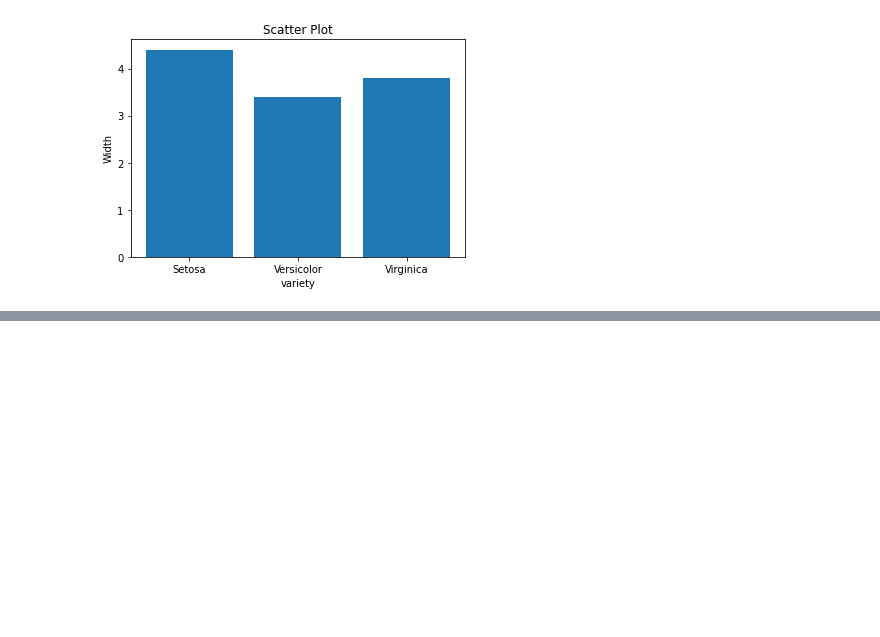
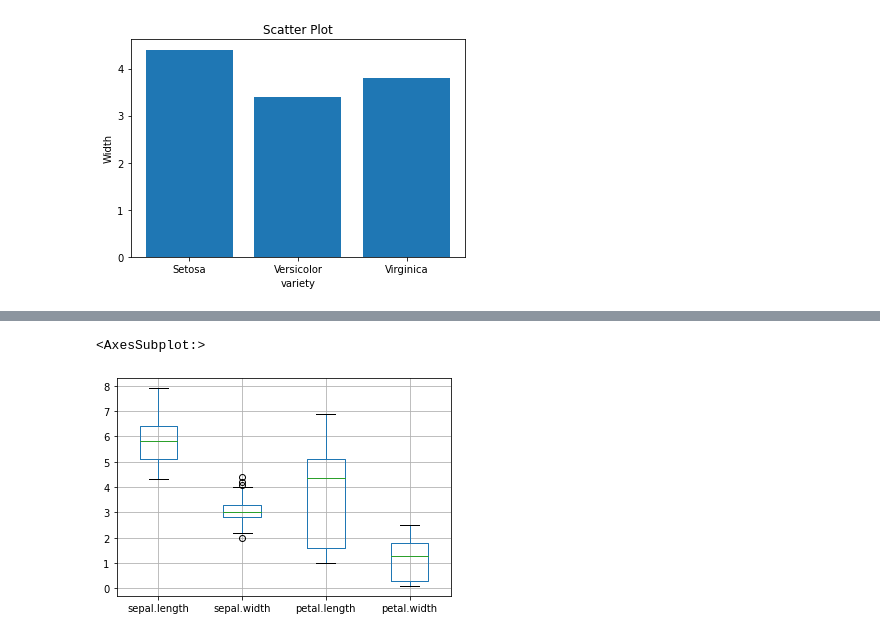
Before and after one commit to kabilan16/CloudLab, a Jupyter notebook: march24.ipynb, the cells around one changed output, grey strips where cells are left out. Cells and saved outputs as stored; diff of their text form; code cells hidden in the pictures; blank space fills up the shorter version.

```diff
--- a/march24.ipynb
+++ b/march24.ipynb
@@ -187,0 +198,5 @@ widthmean
+# %%
+data.boxplot()
+# %% [output]
+<AxesSubplot:>
+[figure, added]
```
Also changed, not shown: parts of 8 cells of this notebook.
